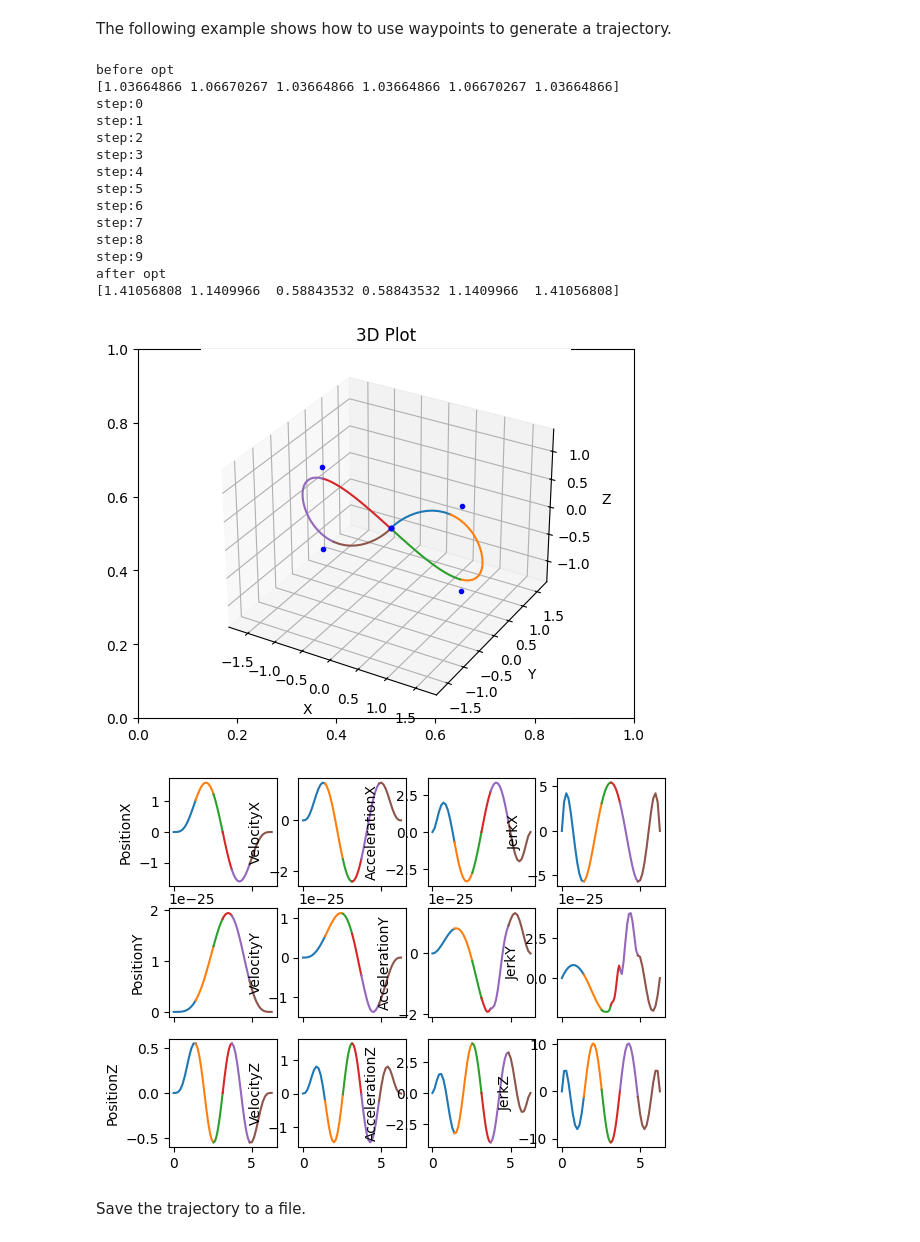
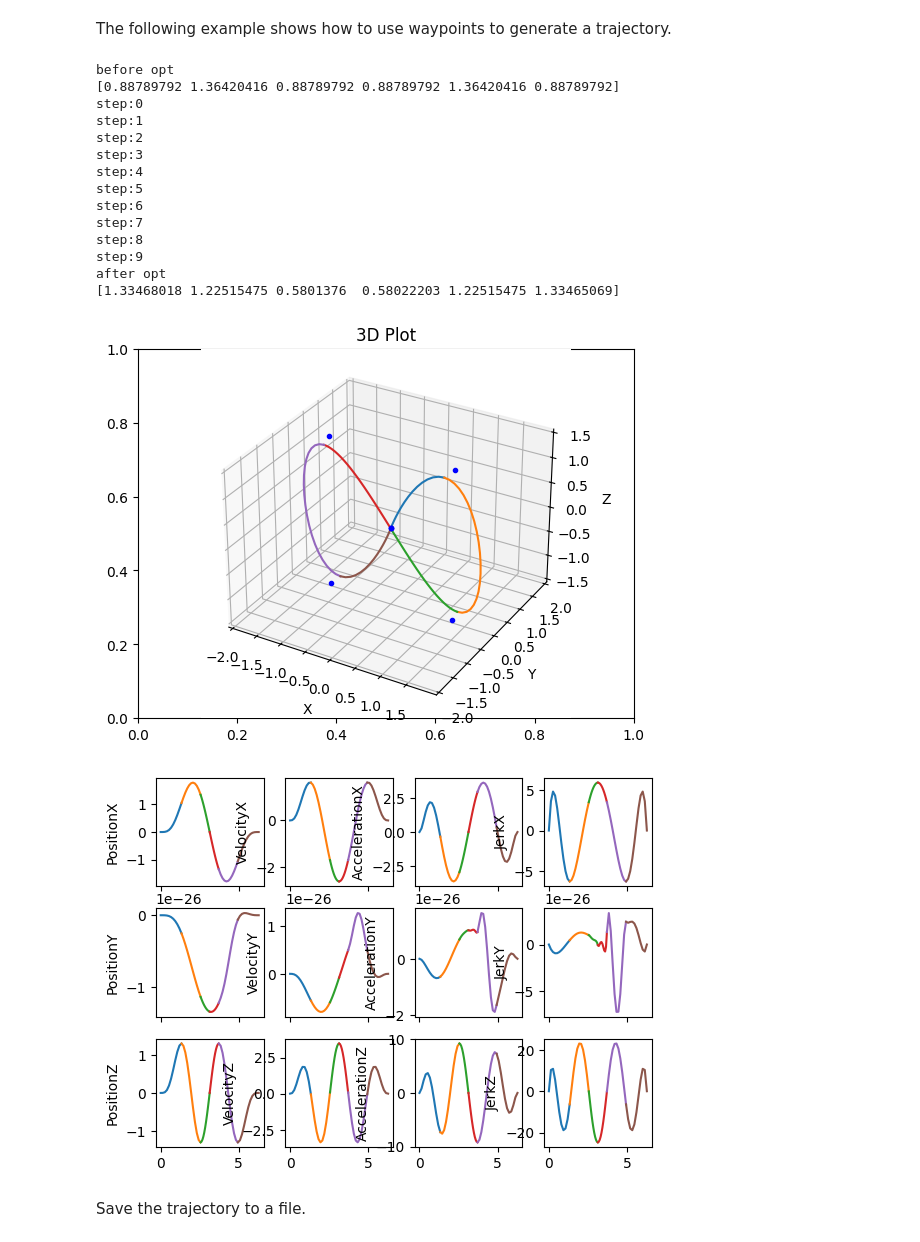
Before and after one commit to zzzzzzhym/DroneSimulator, a Jupyter notebook: trajectory_generation/trajectory_generation_user_guide.ipynb, the cells around one changed output. Drawn from its saved outputs; the diff is of its cells as text; code cells hidden in the pictures.

```diff
--- a/trajectory_generation/trajectory_generation_user_guide.ipynb
+++ b/trajectory_generation/trajectory_generation_user_guide.ipynb
@@ -22,8 +22,8 @@ import traj_gen_utils
 
 # make figure 8 in Neural Fly paper:
 # 2.5m wide, 1.5m tall figure-8 trajectory with a lap time of 6.28s
-width = 2.5
-height = 1.5
+width = 1.5
+height = 2.5
 total_time = 6.28
 coordinate_list = []
 p1 = [0.0, 0.0, 0.0]    # start from (0, 0, 0)
@@ -31,37 +31,37 @@ p2 = [width*0.5, 0.0, height*0.5]
 p3 = [width*0.5, 0.0, -height*0.5]
 p4 = [0.0, 0.0, 0.0]
 p5 = [-width*0.5, 0.0, height*0.5]
 p6 = [-width*0.5, 0.0, -height*0.5]
 p7 = [0.0, 0.0, 0.0]
 points = np.vstack([p1, p2, p3, p4, p5, p6, p7])
 
 
 waypoints = waypoint.Waypoint(points, total_time)
 print('before opt')
 print(waypoints.section_time)
 config = trajectory_config.TrajectoryConfig()
 waypoints, trajectory = trajectory_time_optimizer.find_trajectory_with_optimal_time(waypoints, config)
 print('after opt')
 print(waypoints.section_time)
 trajectory.plot_trajectory()
 plt.show()
 # %% [output]
 before opt
-[1.03664866 1.06670267 1.03664866 1.03664866 1.06670267 1.03664866]
+[0.88789792 1.36420416 0.88789792 0.88789792 1.36420416 0.88789792]
 step:0
 step:1
 step:2
 step:3
 step:4
 step:5
 step:6
 step:7
 step:8
 step:9
 after opt
-[1.41056808 1.1409966  0.58843532 0.58843532 1.1409966  1.41056808]
+[1.33468018 1.22515475 0.5801376  0.58022203 1.22515475 1.33465069]
-[figure, old version]
+[figure, new version]
-[figure, old version]
+[figure, new version]
 # %% [markdown]
 Save the trajectory to a file.
 # %%
```
Also changed, not shown: parts of 1 cell of this notebook, 4 other files.
